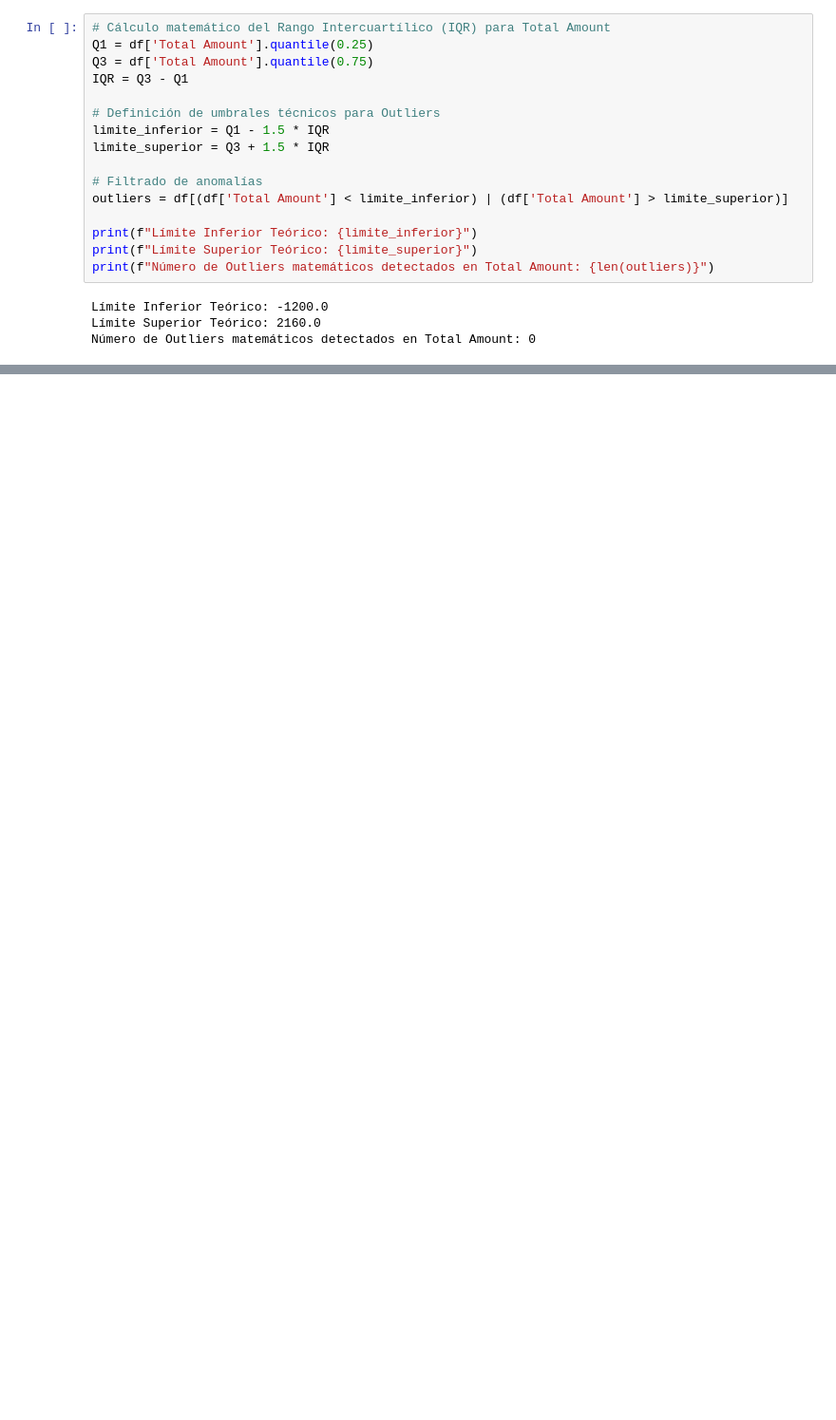
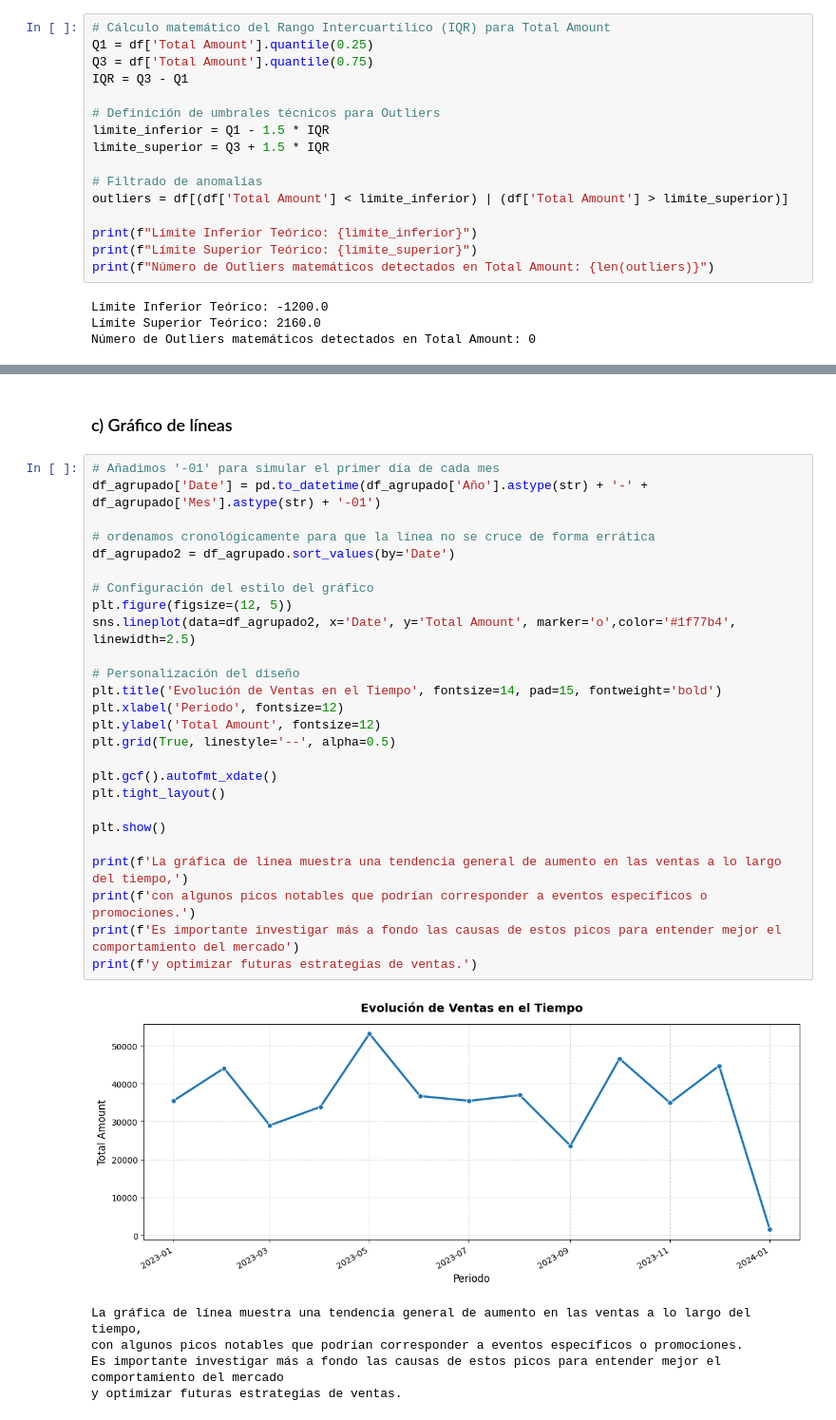
Before and after one commit to nickolemarinD/retail-sales-analysis, a Jupyter notebook: notebooks/Core_12.ipynb, the cells around one changed output, grey strips where cells are left out. Shown at 95% size. Saved outputs shown, nothing was run; the diff lists cells and outputs as text; blank space fills up the shorter version.

```diff
--- a/notebooks/Core_12.ipynb
+++ b/notebooks/Core_12.ipynb
@@ -125,0 +269,34 @@ Número de Outliers matemáticos detectados en Total Amount: 0
+# %% [markdown]
+### c) Gráfico de líneas
+# %%
+# Añadimos '-01' para simular el primer día de cada mes
+df_agrupado['Date'] = pd.to_datetime(df_agrupado['Año'].astype(str) + '-' + df_agrupado['Mes'].astype(str) + '-01')
+
+# ordenamos cronológicamente para que la línea no se cruce de forma errática
+df_agrupado2 = df_agrupado.sort_values(by='Date')
+
+# Configuración del estilo del gráfico
+plt.figure(figsize=(12, 5))
+sns.lineplot(data=df_agrupado2, x='Date', y='Total Amount', marker='o',color='#1f77b4', linewidth=2.5)
+
+# Personalización del diseño
+plt.title('Evolución de Ventas en el Tiempo', fontsize=14, pad=15, fontweight='bold')
+plt.xlabel('Periodo', fontsize=12)
+plt.ylabel('Total Amount', fontsize=12)
+plt.grid(True, linestyle='--', alpha=0.5)
+
+plt.gcf().autofmt_xdate()
+plt.tight_layout()
+
+plt.show()
+
+print(f'La gráfica de línea muestra una tendencia general de aumento en las ventas a lo largo del tiempo,')
+print(f'con algunos picos notables que podrían corresponder a eventos específicos o promociones.')
+print(f'Es importante investigar más a fondo las causas de estos picos para entender mejor el comportamiento del mercado')
+print(f'y optimizar futuras estrategias de ventas.')
+# %% [output]
+[figure, added]
+La gráfica de línea muestra una tendencia general de aumento en las ventas a lo largo del tiempo,
+con algunos picos notables que podrían corresponder a eventos específicos o promociones.
+Es importante investigar más a fondo las causas de estos picos para entender mejor el comportamiento del mercado
+y optimizar futuras estrategias de ventas.
```
Also changed, not shown: parts of 22 cells of this notebook.
